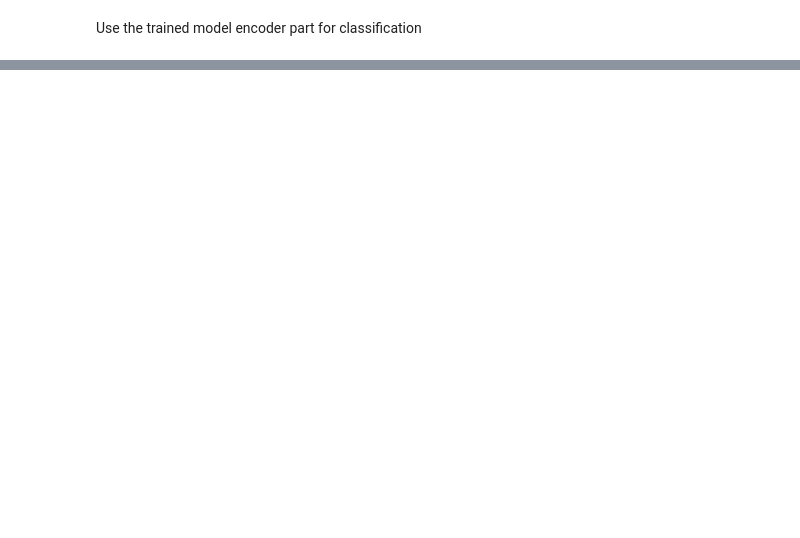
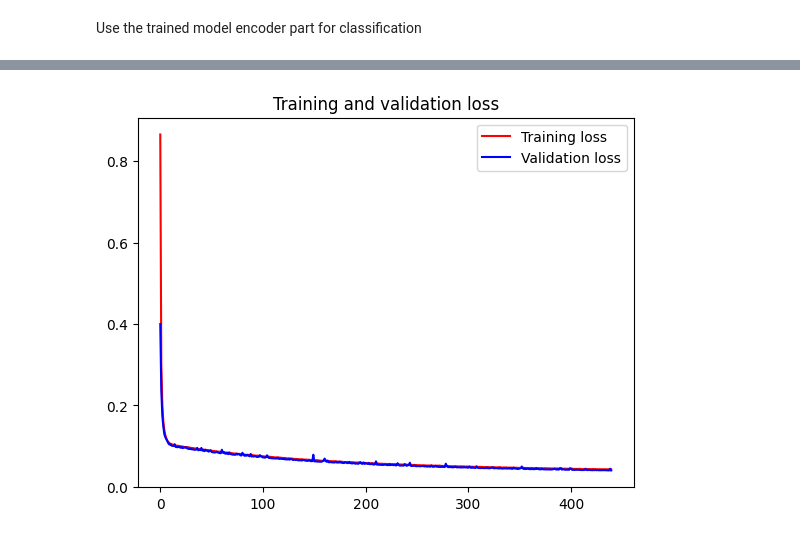
Before and after one commit to GiuliaPaggi/JetIDwithAutoencoder, a Jupyter notebook: JetIDAE.ipynb, the cells around one changed output, grey strips where cells are left out. Saved outputs shown, nothing was run; the diff lists cells and outputs as text; code cells hidden in the pictures; blank space fills up the shorter version.

```diff
--- a/JetIDAE.ipynb
+++ b/JetIDAE.ipynb
@@ -295,0 +303,13 @@ Use the trained model encoder part for classification
+# %%
+print(len(c_df))
+classification_train_events = round(len(c_df)*.7)
+classification_validation_events = round(len(c_df)*.2)
+classification_test_events = len(c_df)-(classification_train_events+classification_validation_events)
+
+c_x_train = c_df.iloc[:classification_train_events , :n_input]
+c_x_validation = c_df.iloc[classification_train_events:(classification_train_events+classification_validation_events) , :n_input]
+c_x_test = c_df.iloc[(classification_train_events+classification_validation_events): , :n_input]
+
+c_y_train = c_df.iloc[:classification_train_events, n_input:]
+c_y_validation = c_df.iloc[classification_train_events:(classification_train_events+classification_validation_events), n_input:]
+c_y_test = c_df.iloc[(classification_train_events+classification_validation_events):, n_input:]
@@ -296,12 +343,10 @@ Use the trained model encoder part for classification
 # %%
 # Extract the encoder part for classification
-from tensorflow.keras import layers, models
+
+#fully connected layer which receives the codings from the encoder part
 encoded_input = layers.Input(shape=(n_code,))
-classifier_output = layers.Dense(n_input, activation='sigmoid')(encoded_input)
+classifier_output = layers.Dense(1, activation='sigmoid')(encoded_input)
 classifier_model = models.Model(encoded_input, classifier_output)
 
 # Compile the classifier model
 classifier_model.compile(optimizer='adam', loss='binary_crossentropy', metrics=['accuracy'])
-
-# Train the classifier
-classifier_history = classifier_model.fit(encoder.predict(x_train), x_train, epochs=50, batch_size=32, validation_split=0.2)
@@ -326,0 +353,4 @@ KeyboardInterrupt:
+# %%
+encoded_x_train= encoder.predict(c_x_train)
+encoded_x_validation = encoder.predict(c_x_validation)
+encoded_x_test = encoder.predict(c_x_test)
@@ -326,0 +361,3 @@ KeyboardInterrupt:
+# %%
+# Train the classifier
+classifier_history = classifier_model.fit(x= encoded_x_train, y = c_y_train, epochs=1000, batch_size= 512, validation_data=(encoded_x_validation, c_y_validation), callbacks=[schedule, early_stop])
@@ -327,10 +382,12 @@ KeyboardInterrupt:
 # %%
-loss = classifier_history.history['loss']
-val_loss = classifier_history.history['val_loss']
-epochs = range(n_epochs)
+classifier_loss = classifier_history.history['loss']
+classifier_val_loss = classifier_history.history['val_loss']
+epochs = range(len(classifier_loss))
 plt.figure()
-plt.plot(epochs, loss, 'r', label='Training loss')
-plt.plot(epochs, val_loss, 'b', label='Validation loss')
+plt.plot(epochs, classifier_loss, 'r', label='Training loss')
+plt.plot(epochs, classifier_val_loss, 'b', label='Validation loss')
 plt.title('Training and validation loss')
 plt.legend()
 plt.show()
+# %% [output]
+[figure, added]
```
Also changed, not shown: parts of 47 cells of this notebook.
